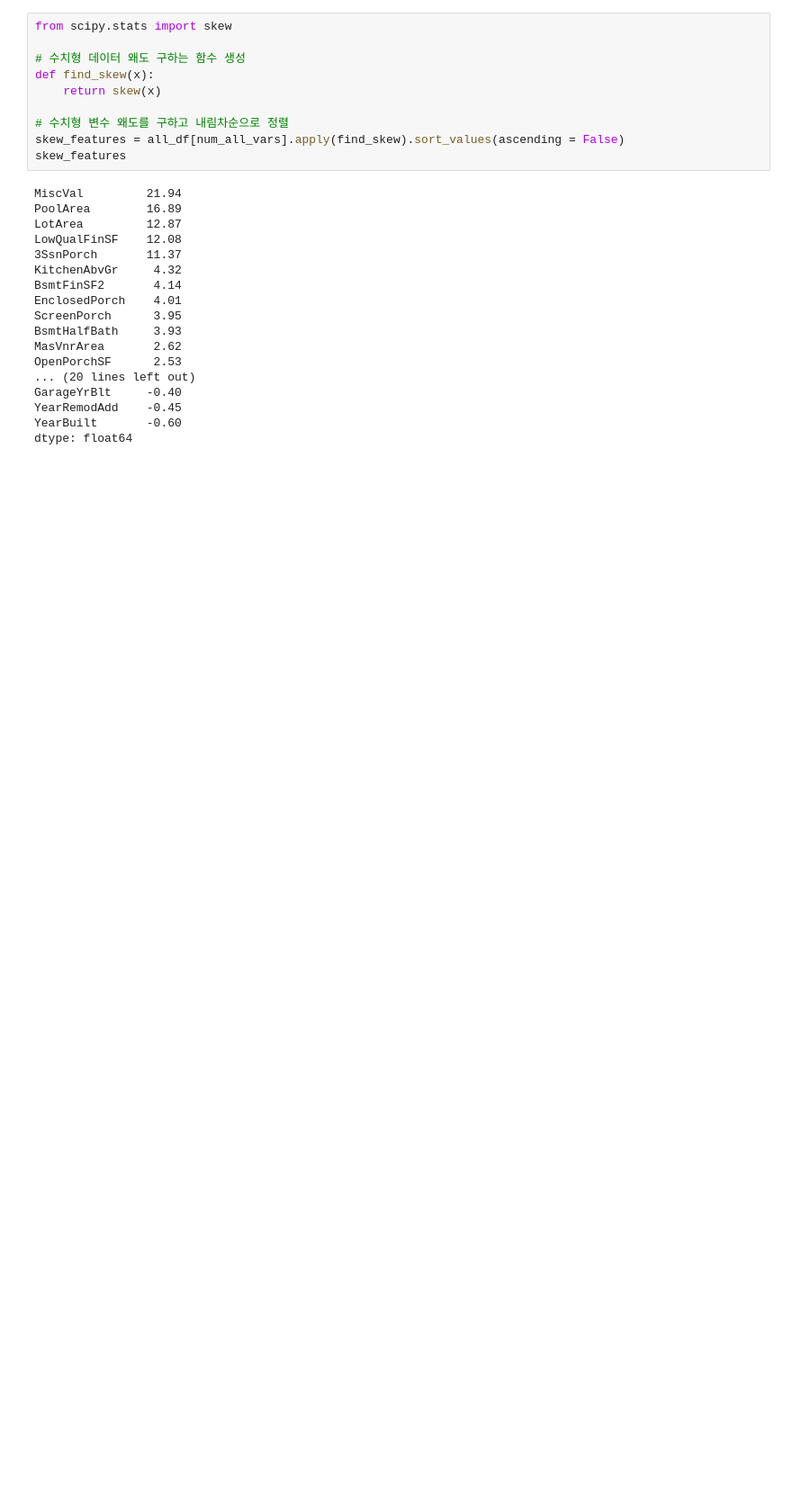
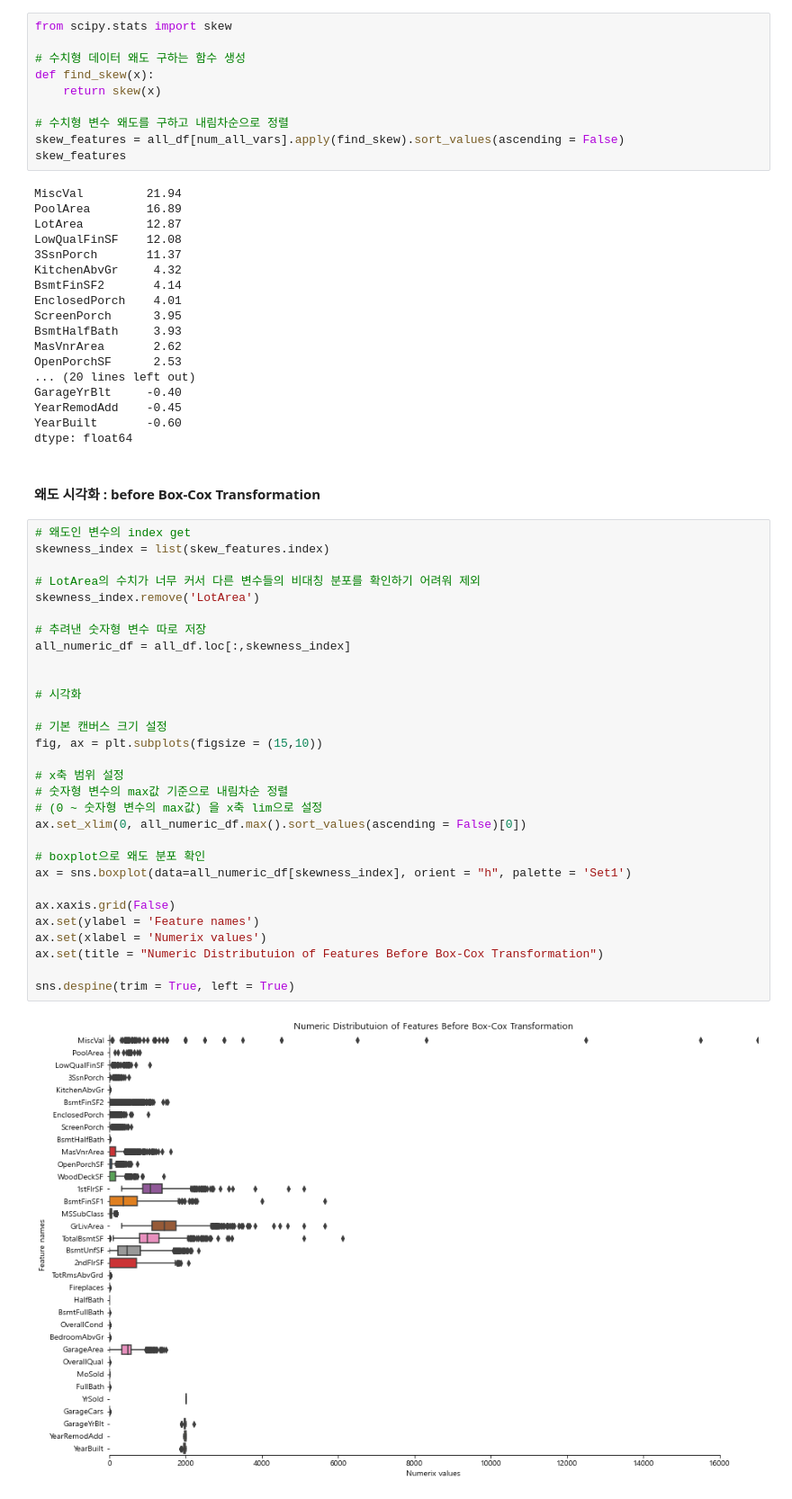
Before and after one commit to Kimgabe/Projects, a Jupyter notebook: Shadowing projects(필사)/[kaggle] 주택가격 예측 문제.ipynb, the cells around one changed output. Shown at 90% size. Cells and saved outputs as stored; diff of their text form; blank space fills up the shorter version.

```diff
--- a/Shadowing projects(필사)/[kaggle] 주택가격 예측 문제.ipynb
+++ b/Shadowing projects(필사)/[kaggle] 주택가격 예측 문제.ipynb
@@ -442,3 +441,37 @@ GarageYrBlt     -0.40
 YearRemodAdd    -0.45
 YearBuilt       -0.60
 dtype: float64
+# %% [markdown]
+#### 왜도 시각화 : before Box-Cox Transformation
+# %%
+# 왜도인 변수의 index get
+skewness_index = list(skew_features.index)
+
+# LotArea의 수치가 너무 커서 다른 변수들의 비대칭 분포를 확인하기 어려워 제외
+skewness_index.remove('LotArea')
+
+# 추려낸 숫자형 변수 따로 저장
+all_numeric_df = all_df.loc[:,skewness_index]
+
+
+# 시각화
+
+# 기본 캔버스 크기 설정
+fig, ax = plt.subplots(figsize = (15,10))
+
+# x축 범위 설정
+# 숫자형 변수의 max값 기준으로 내림차순 정렬
+# (0 ~ 숫자형 변수의 max값) 을 x축 lim으로 설정
+ax.set_xlim(0, all_numeric_df.max().sort_values(ascending = False)[0])
+
+# boxplot으로 왜도 분포 확인
+ax = sns.boxplot(data=all_numeric_df[skewness_index], orient = "h", palette = 'Set1')
+
+ax.xaxis.grid(False)
+ax.set(ylabel = 'Feature names')
+ax.set(xlabel = 'Numerix values')
+ax.set(title = "Numeric Distributuion of Features Before Box-Cox Transformation")
+
+sns.despine(trim = True, left = True)
+# %% [output]
+[figure, added]
```
Also changed, not shown: parts of 34 cells of this notebook.
